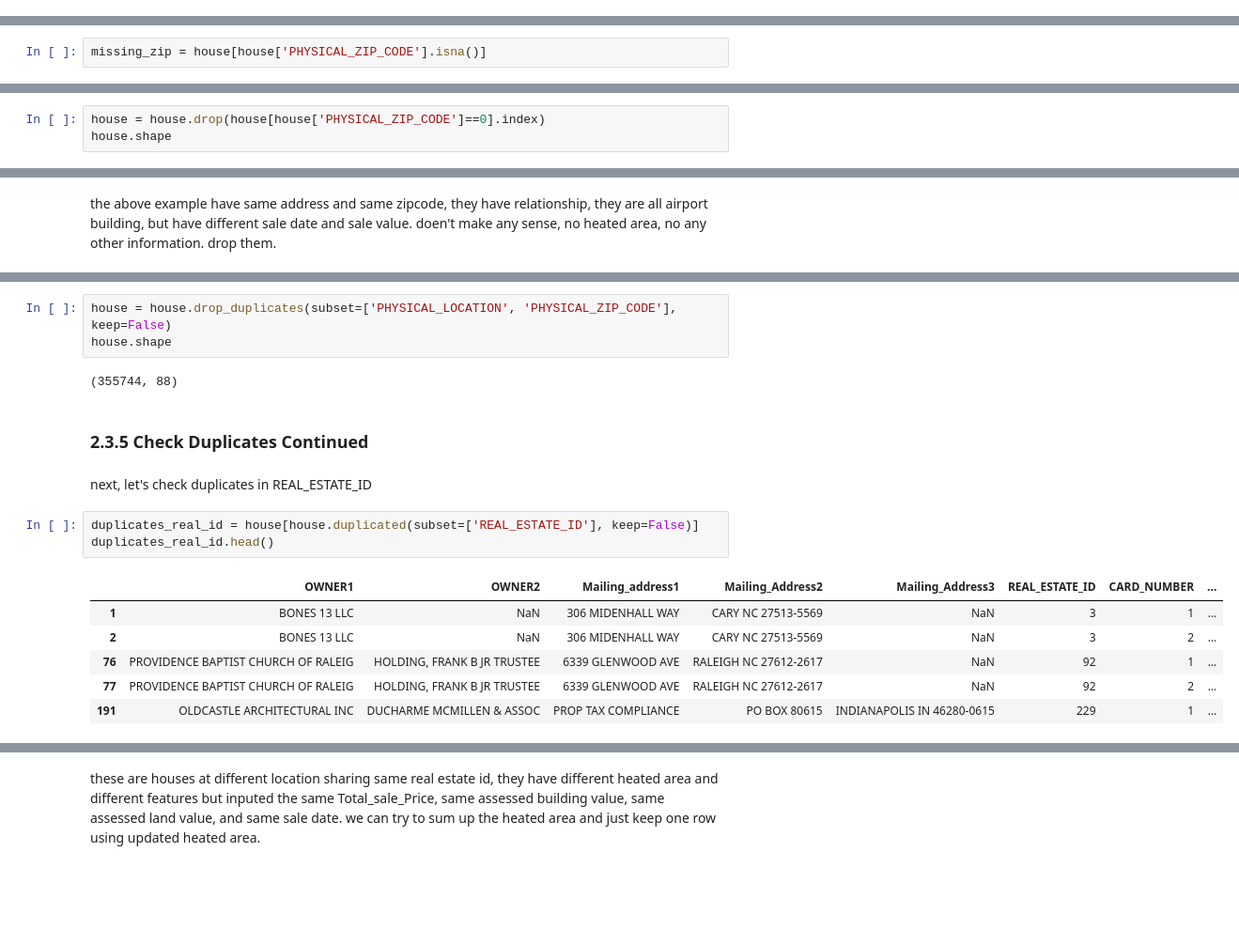
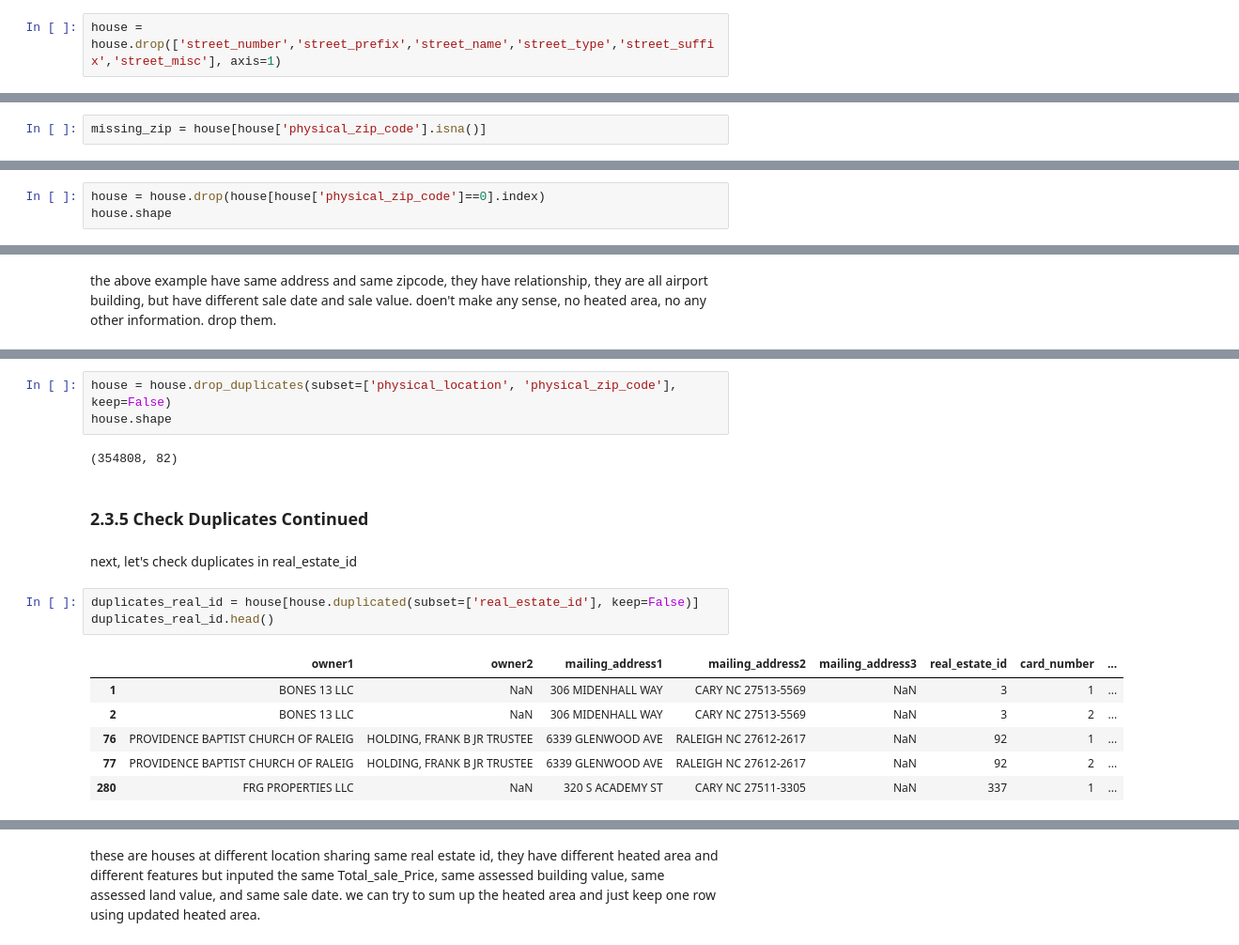
Before and after one commit to tsar1987/Capstone_Project_Two, a Jupyter notebook: Capstone_Two_Step_2_Data_Wrangling_Oct29_2023.ipynb, the cells around one changed output, grey strips where cells are left out. Shown at 94% size. Cells and saved outputs as stored; diff of their text form; blank space fills up the shorter version.

```diff
--- a/Capstone_Two_Step_2_Data_Wrangling_Oct29_2023.ipynb
+++ b/Capstone_Two_Step_2_Data_Wrangling_Oct29_2023.ipynb
@@ -207 +218,3 @@ Name: PHYSICAL_LOCATION, dtype: object
+# %%
+house = house.drop(['street_number','street_prefix','street_name','street_type','street_suffix','street_misc'], axis=1)
 # %% [markdown]
@@ -211,7 +224,7 @@ house['PHYSICAL_ZIP_CODE'].isna().sum()
 # %% [output]
 287
 # %%
-missing_zip = house[house['PHYSICAL_ZIP_CODE'].isna()]
+missing_zip = house[house['physical_zip_code'].isna()]
 # %%
 house = house.drop(missing_zip.index)
 # %%
@@ -221,4 +234,4 @@ house.shape
 # %%
-house = house.drop(house[house['PHYSICAL_ZIP_CODE']==0].index)
+house = house.drop(house[house['physical_zip_code']==0].index)
 house.shape
 # %% [output]
@@ -308,22 +321,22 @@ house.shape
 # %%
-house = house.drop_duplicates(subset=['PHYSICAL_LOCATION', 'PHYSICAL_ZIP_CODE'], keep=False)
+house = house.drop_duplicates(subset=['physical_location', 'physical_zip_code'], keep=False)
 house.shape
 # %% [output]
-(355744, 88)
+(354808, 82)
 # %% [markdown]
 ### 2.3.5 Check Duplicates Continued
 # %% [markdown]
-next, let's check duplicates in REAL_ESTATE_ID
+next, let's check duplicates in real_estate_id
 # %%
-duplicates_real_id = house[house.duplicated(subset=['REAL_ESTATE_ID'], keep=False)]
+duplicates_real_id = house[house.duplicated(subset=['real_estate_id'], keep=False)]
 duplicates_real_id.head()
 # %% [output]
-|  | OWNER1 | OWNER2 | Mailing_address1 | Mailing_Address2 | Mailing_Address3 | REAL_ESTATE_ID | CARD_NUMBER | ... |
+|  | owner1 | owner2 | mailing_address1 | mailing_address2 | mailing_address3 | real_estate_id | card_number | ... |
 | 1 | BONES 13 LLC | NaN | 306 MIDENHALL WAY | CARY NC 27513-5569 | NaN | 3 | 1 | ... |
 | 2 | BONES 13 LLC | NaN | 306 MIDENHALL WAY | CARY NC 27513-5569 | NaN | 3 | 2 | ... |
 | 76 | PROVIDENCE BAPTIST CHURCH OF RALEIG | HOLDING, FRANK B JR TRUSTEE | 6339 GLENWOOD AVE | RALEIGH NC 27612-2617 | NaN | 92 | 1 | ... |
 | 77 | PROVIDENCE BAPTIST CHURCH OF RALEIG | HOLDING, FRANK B JR TRUSTEE | 6339 GLENWOOD AVE | RALEIGH NC 27612-2617 | NaN | 92 | 2 | ... |
-| 191 | OLDCASTLE ARCHITECTURAL INC | DUCHARME MCMILLEN & ASSOC | PROP TAX COMPLIANCE | PO BOX 80615 | INDIANAPOLIS IN 46280-0615 | 229 | 1 | ... |
+| 280 | FRG PROPERTIES LLC | NaN | 320 S ACADEMY ST | CARY NC 27511-3305 | NaN | 337 | 1 | ... |
 # %%
 duplicates_real_id.shape
 # %% [output]
```
Also changed, not shown: parts of 123 cells of this notebook.
